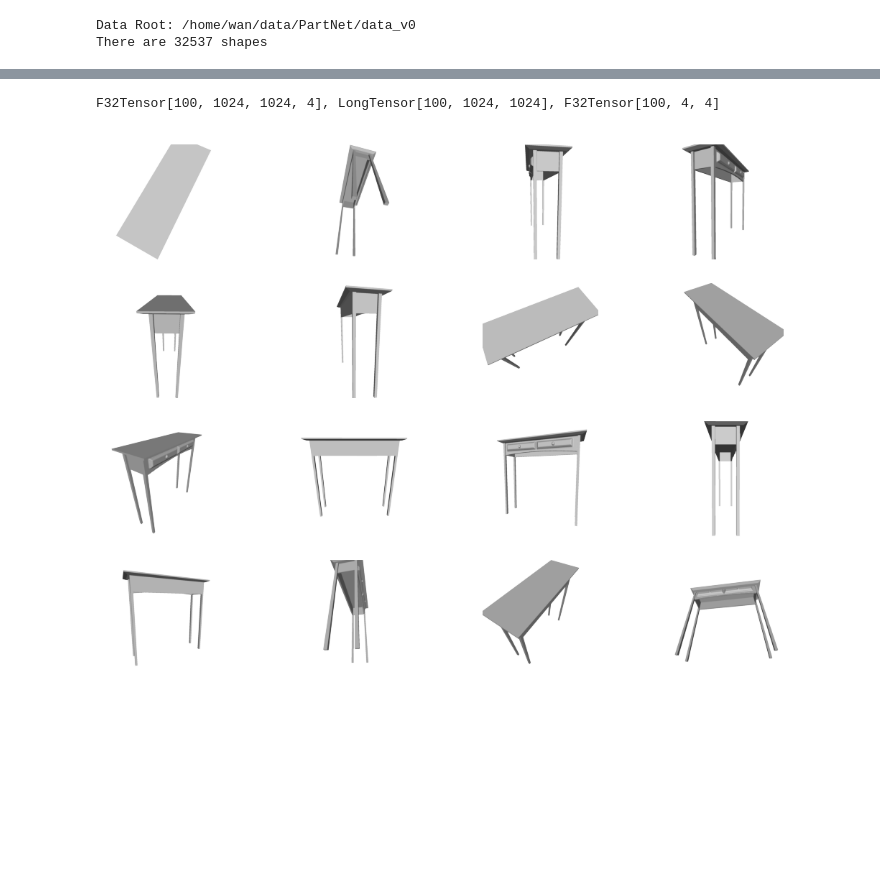
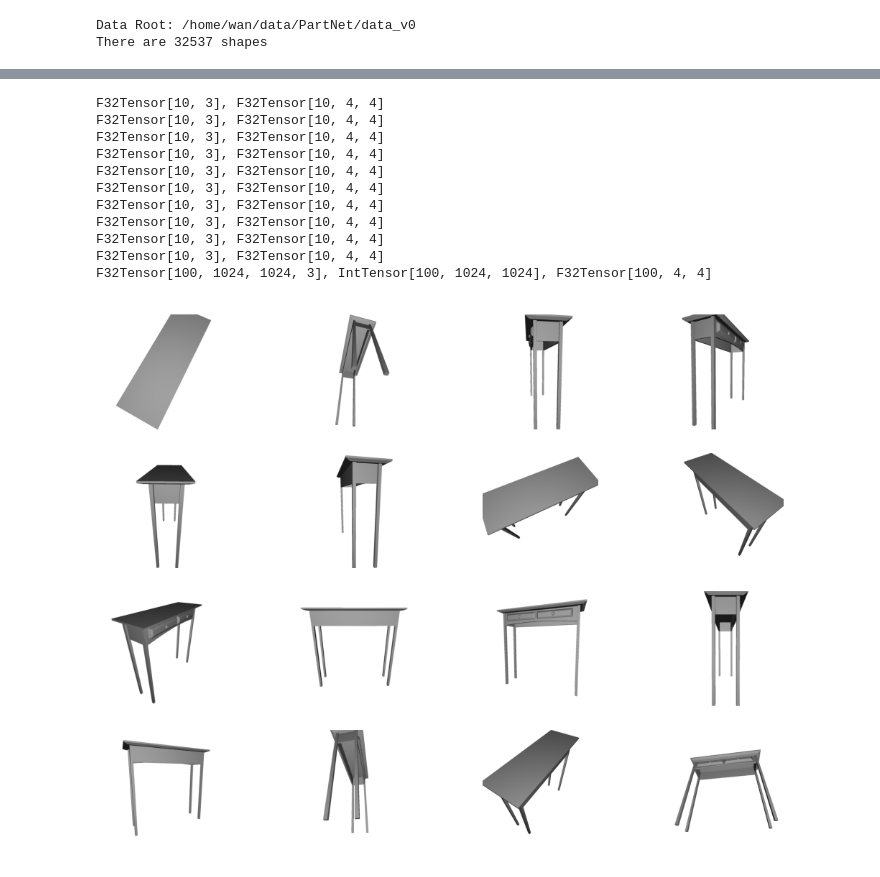
Before and after one commit to dnvtmf/OTS, a Jupyter notebook: notebooks/PartNet.ipynb, the cells around one changed output, grey strips where cells are left out. Cells and saved outputs as stored; diff of their text form; code cells hidden in the pictures; blank space fills up the shorter version.

```diff
--- a/notebooks/PartNet.ipynb
+++ b/notebooks/PartNet.ipynb
@@ -79,20 +83,0 @@ meta: {'model_id': '5554b586330150ab6d5ac6b606b81bbd', 'anno_id': '22835', 'user
-# %%
-# Load Mesh
-part_paths = sorted(list(example.joinpath('objs').glob('*.obj')))
-part_names = [part_path.stem for part_path in part_paths]
-print(part_names)
-part_meshes = [Mesh.load(part_path, mtl=False) for part_path in sorted(part_paths)]
-print(f"There are {len(part_meshes)} parts", part_meshes[0])
-
-for part in part_meshes:
-    assert 0 <= part.f_pos.min() and part.f_pos.max() < len(part.v_pos)
-mesh = Mesh.merge(*part_meshes)
-mesh = mesh.cuda().unit_size()
-
-part_map = torch.zeros(mesh.f_pos.shape[0] + 1, device=device, dtype=torch.int)
-num = 1
-for part_idx, part in enumerate(part_meshes, 1):
-    part_map[num:num + part.f_pos.shape[0]] = part_idx
-    num += part.f_pos.shape[0]
-print(mesh)
-print(part_map.shape, part_map.unique())
@@ -252,0 +84,9 @@ def render_mesh(mesh, image_size=256, num=1, num_split=10):
+# %%
+if cache_dir.joinpath(example.stem + '.mesh_cache').exists() and cache_dir.joinpath('gt.tree3dv2').exists():
+    mesh = torch.load(cache_dir.joinpath(example.stem + '.mesh_cache'), map_location=device)
+    gt = Tree3Dv2(mesh, device=device)
+    gt.load(cache_dir.joinpath('gt.tree3dv2'))
+else:
+    mesh, gt = get_mesh_and_gt_tree(example, cache_dir)
+print(mesh, gt)
+gt.print_tree()
@@ -253,17 +113,26 @@ def render_mesh(mesh, image_size=256, num=1, num_split=10):
 # %%
 num_views = 100
-torch.manual_seed(42)
-images, tri_ids, Tw2vs = render_mesh(mesh.to(device), image_size=1024, num=num_views)
+images, tri_ids, Tw2vs = get_images(mesh.to(device), image_size=1024, num_views=num_views, seed=42)
 images, tri_ids, Tw2vs = images.cpu(), tri_ids.cpu(), Tw2vs.cpu()
 print(utils.show_shape(images, tri_ids, Tw2vs))
 plt.figure(dpi=200)
 for i in range(min(16, images.shape[0])):
     plt.subplot(4, 4, i + 1)
     plt.imshow(images[i].cpu().numpy())
     plt.axis('off')
 # %% [output]
-F32Tensor[100, 1024, 1024, 4], LongTensor[100, 1024, 1024], F32Tensor[100, 4, 4]
+F32Tensor[10, 3], F32Tensor[10, 4, 4]
+F32Tensor[10, 3], F32Tensor[10, 4, 4]
+F32Tensor[10, 3], F32Tensor[10, 4, 4]
+F32Tensor[10, 3], F32Tensor[10, 4, 4]
+F32Tensor[10, 3], F32Tensor[10, 4, 4]
+F32Tensor[10, 3], F32Tensor[10, 4, 4]
+F32Tensor[10, 3], F32Tensor[10, 4, 4]
+F32Tensor[10, 3], F32Tensor[10, 4, 4]
+F32Tensor[10, 3], F32Tensor[10, 4, 4]
+F32Tensor[10, 3], F32Tensor[10, 4, 4]
+F32Tensor[100, 1024, 1024, 3], IntTensor[100, 1024, 1024], F32Tensor[100, 4, 4]
-[figure, old version]
+[figure, new version]
 # %%
 show_index = 8
 num_level = show_all_levels(images[show_index, :, :, :3], gt, tri_ids[show_index], facecolor='lightgray')
```
Also changed, not shown: parts of 28 cells of this notebook, 28 other files.
